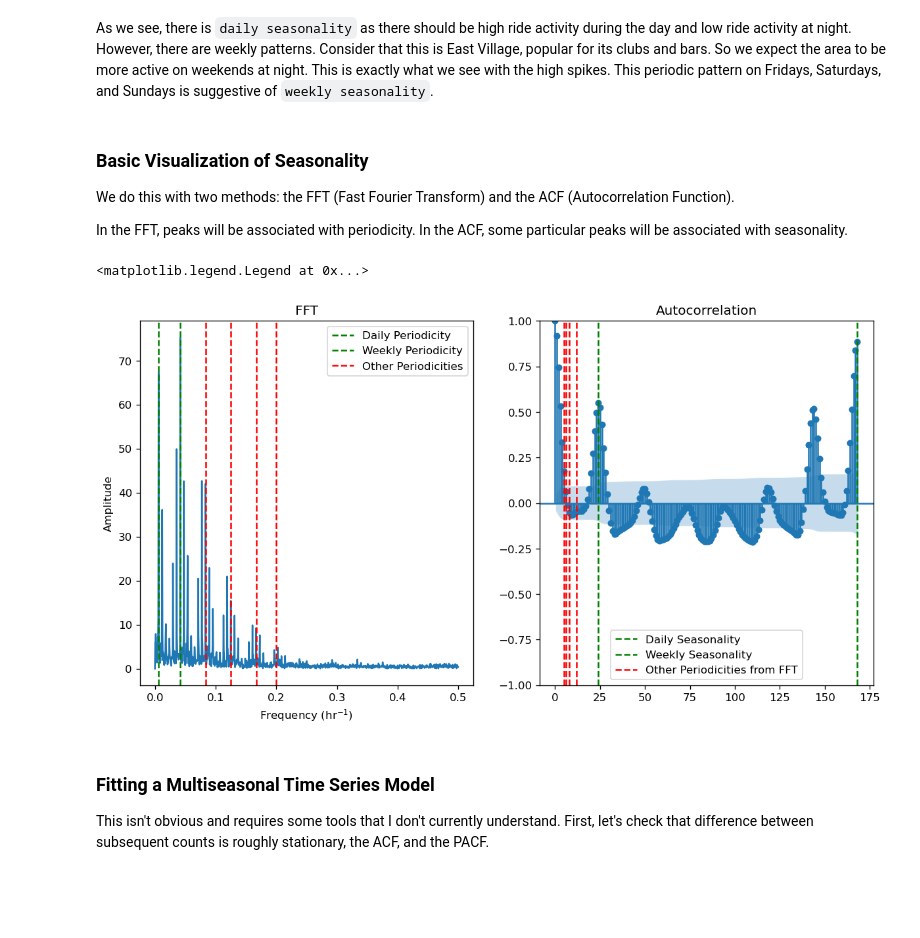
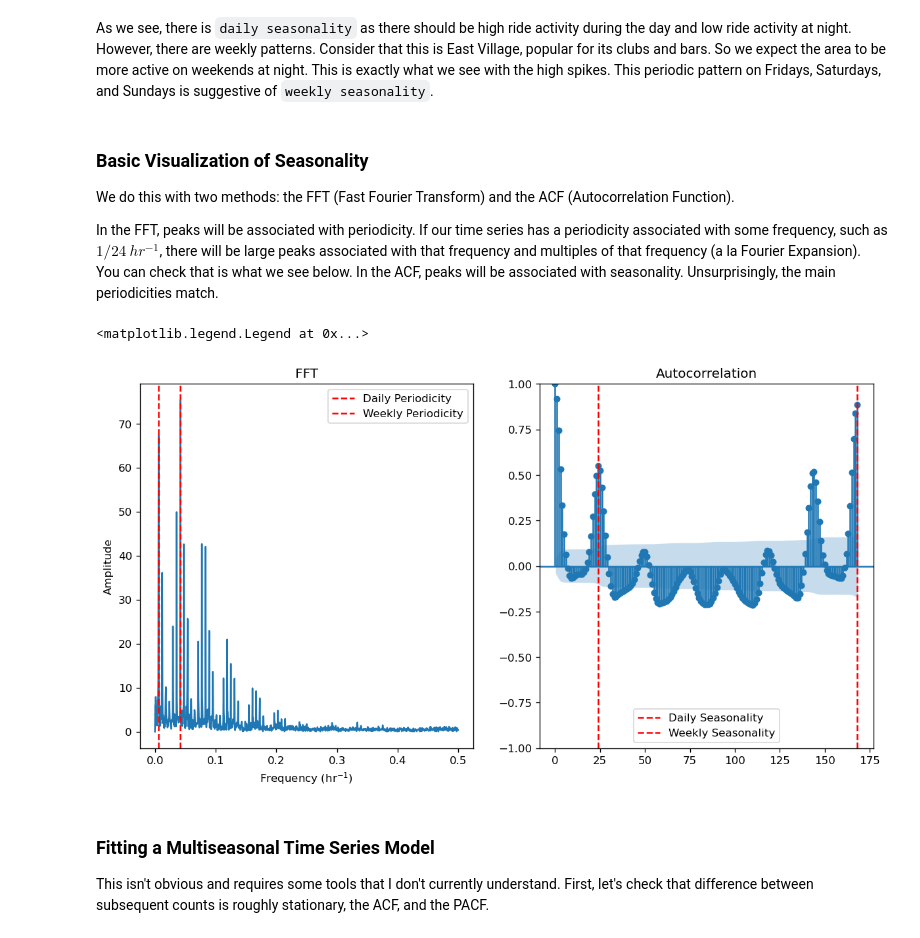
Before and after one commit to edwarddramirez/taxi-forecast, a Jupyter notebook: notebooks/04_basic_ts_model.ipynb, the cells around one changed output. Drawn from its saved outputs; the diff is of its cells as text; code cells hidden in the pictures; blank space fills up the shorter version.

Commit message:
clarified point for FFT plot

```diff
--- a/notebooks/04_basic_ts_model.ipynb
+++ b/notebooks/04_basic_ts_model.ipynb
@@ -69,48 +69,40 @@ As we see, there is `daily seasonality` as there should be high ride activity du
 ### Basic Visualization of Seasonality
 We do this with two methods: the FFT (Fast Fourier Transform) and the ACF (Autocorrelation Function).
 
-In the FFT, peaks will be associated with periodicity. In the ACF, some particular peaks will be associated with seasonality.
+In the FFT, peaks will be associated with periodicity. If our time series has a periodicity associated with some frequency, such as $1/24 \ hr^{-1}$, there will be large peaks associated with that frequency and multiples of that frequency (a la Fourier Expansion). You can check that is what we see below. In the ACF, peaks will be associated with seasonality. Unsurprisingly, the main periodicities match.
 # %%
 fig, axes = plt.subplots(figsize = (12, 6), dpi = 120, nrows = 1, ncols = 2)
 
 # compute fft
 from scipy.fft import fft, fftfreq
 
 N = len(ts_1) # number of samples
 T = 1. # sampling interval (one set of counts per hour)
 x = np.arange(N) # time axis
 y = (ts_1['counts'].values - ts_1['counts'].mean())  # subtract the mean to remove the zeroth-frequency peak
 yf = fft(y) # compute the FFT
 xf = fftfreq(N, T)[:N//2] # frequency axis
 
 plt.axes(axes[0])
 plt.plot(xf, 2.0/N * np.abs(yf[0:N//2]))
 plt.xlabel('Frequency (hr$^{-1}$)')
 plt.ylabel('Amplitude')
 plt.title('FFT')
-plt.axvline(x = 1/24, color = 'green', linestyle = '--', label = 'Daily Periodicity')
-plt.axvline(x = 1/(24*7), color = 'green', linestyle = '--', label = 'Weekly Periodicity')
-plt.axvline(x = 1/12, color = 'red', linestyle = '--', label = 'Other Periodicities')
-plt.axvline(x = 1/6, color = 'red', linestyle = '--')
-plt.axvline(x = 1/8, color = 'red', linestyle = '--')
-plt.axvline(x = 1/5, color = 'red', linestyle = '--')
+plt.axvline(x = 1/24, color = 'red', linestyle = '--', label = 'Daily Periodicity')
+plt.axvline(x = 1/(24*7), color = 'red', linestyle = '--', label = 'Weekly Periodicity')
 plt.legend()
 
 # compute autocorrelation
 from statsmodels.graphics.tsaplots import plot_acf
 
 plt.axes(axes[1])
 plot_acf(ts_1['counts'] - ts_1['counts'].mean(), lags = 24*7, ax = axes[1])
-plt.axvline(x = 24, color = 'green', linestyle = '--', label = 'Daily Seasonality')
-plt.axvline(x = 24*7, color = 'green', linestyle = '--', label = 'Weekly Seasonality')
-plt.axvline(x = 12, color = 'red', linestyle = '--', label = 'Other Periodicities from FFT')
-plt.axvline(x = 8, color = 'red', linestyle = '--')
-plt.axvline(x = 6, color = 'red', linestyle = '--')
-plt.axvline(x = 5, color = 'red', linestyle = '--')
+plt.axvline(x = 24, color = 'red', linestyle = '--', label = 'Daily Seasonality')
+plt.axvline(x = 24*7, color = 'red', linestyle = '--', label = 'Weekly Seasonality')
 plt.legend()
 # %% [output]
 <matplotlib.legend.Legend at 0x...>
-[figure, old version]
+[figure, new version]
 # %% [markdown]
 ### Fitting a Multiseasonal Time Series Model
 This isn't obvious and requires some tools that I don't currently understand. First, let's check that difference between subsequent counts is roughly stationary, the ACF, and the PACF.
```
Also changed, not shown: parts of 3 cells of this notebook.
